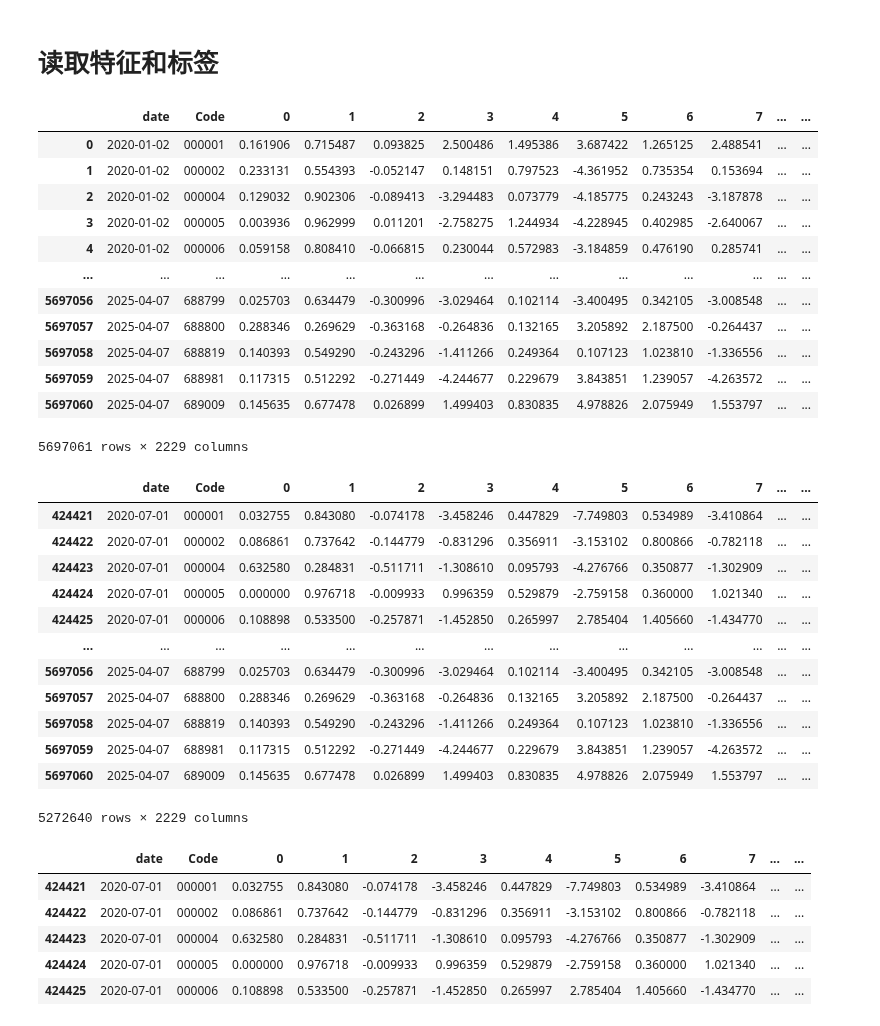
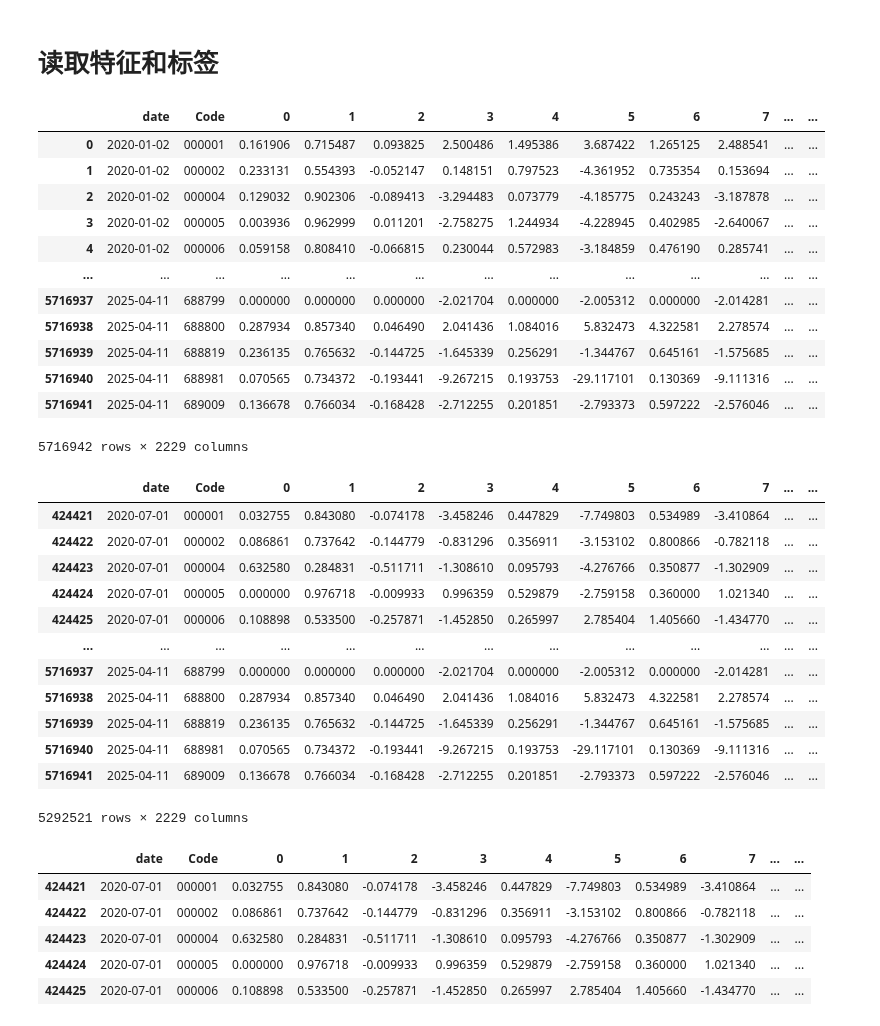
Before and after one commit to hs-wang17/dlmodel, a Jupyter notebook: data_process_1209/data_auxiliary.ipynb, the cells around one changed output. Saved outputs shown, nothing was run; the diff lists cells and outputs as text; code cells hidden in the pictures.

```diff
--- a/data_process_1209/data_auxiliary.ipynb
+++ b/data_process_1209/data_auxiliary.ipynb
@@ -8,22 +8,22 @@ from sklearn.feature_selection import mutual_info_classif
 # %% [markdown]
 # 读取特征和标签
 # %%
-total_factor = pd.read_pickle('/home/datamake117/data/haris/dataset_new/total_factor.pkl')
+total_factor = pd.read_pickle('/home/datamake134/data/haris/dataset_1209/total_factor.pkl')
 total_factor
 # %% [output]
 |  | date | Code | 0 | 1 | 2 | 3 | 4 | 5 | 6 | 7 | ... | ... |
 | 0 | 2020-01-02 | 000001 | 0.161906 | 0.715487 | 0.093825 | 2.500486 | 1.495386 | 3.687422 | 1.265125 | 2.488541 | ... | ... |
 | 1 | 2020-01-02 | 000002 | 0.233131 | 0.554393 | -0.052147 | 0.148151 | 0.797523 | -4.361952 | 0.735354 | 0.153694 | ... | ... |
 | 2 | 2020-01-02 | 000004 | 0.129032 | 0.902306 | -0.089413 | -3.294483 | 0.073779 | -4.185775 | 0.243243 | -3.187878 | ... | ... |
 | 3 | 2020-01-02 | 000005 | 0.003936 | 0.962999 | 0.011201 | -2.758275 | 1.244934 | -4.228945 | 0.402985 | -2.640067 | ... | ... |
 | 4 | 2020-01-02 | 000006 | 0.059158 | 0.808410 | -0.066815 | 0.230044 | 0.572983 | -3.184859 | 0.476190 | 0.285741 | ... | ... |
 | ... | ... | ... | ... | ... | ... | ... | ... | ... | ... | ... | ... | ... |
-| 5697056 | 2025-04-07 | 688799 | 0.025703 | 0.634479 | -0.300996 | -3.029464 | 0.102114 | -3.400495 | 0.342105 | -3.008548 | ... | ... |
-| 5697057 | 2025-04-07 | 688800 | 0.288346 | 0.269629 | -0.363168 | -0.264836 | 0.132165 | 3.205892 | 2.187500 | -0.264437 | ... | ... |
-| 5697058 | 2025-04-07 | 688819 | 0.140393 | 0.549290 | -0.243296 | -1.411266 | 0.249364 | 0.107123 | 1.023810 | -1.336556 | ... | ... |
-| 5697059 | 2025-04-07 | 688981 | 0.117315 | 0.512292 | -0.271449 | -4.244677 | 0.229679 | 3.843851 | 1.239057 | -4.263572 | ... | ... |
-| 5697060 | 2025-04-07 | 689009 | 0.145635 | 0.677478 | 0.026899 | 1.499403 | 0.830835 | 4.978826 | 2.075949 | 1.553797 | ... | ... |
+| 5716937 | 2025-04-11 | 688799 | 0.000000 | 0.000000 | 0.000000 | -2.021704 | 0.000000 | -2.005312 | 0.000000 | -2.014281 | ... | ... |
+| 5716938 | 2025-04-11 | 688800 | 0.287934 | 0.857340 | 0.046490 | 2.041436 | 1.084016 | 5.832473 | 4.322581 | 2.278574 | ... | ... |
+| 5716939 | 2025-04-11 | 688819 | 0.236135 | 0.765632 | -0.144725 | -1.645339 | 0.256291 | -1.344767 | 0.645161 | -1.575685 | ... | ... |
+| 5716940 | 2025-04-11 | 688981 | 0.070565 | 0.734372 | -0.193441 | -9.267215 | 0.193753 | -29.117101 | 0.130369 | -9.111316 | ... | ... |
+| 5716941 | 2025-04-11 | 689009 | 0.136678 | 0.766034 | -0.168428 | -2.712255 | 0.201851 | -2.793373 | 0.597222 | -2.576046 | ... | ... |
-5697061 rows × 2229 columns
+5716942 rows × 2229 columns
 # %%
 temp = total_factor[total_factor['date'] >= pd.to_datetime("2020-07-01")]
 del total_factor
@@ -39,12 +39,12 @@ total_factor
 | 424424 | 2020-07-01 | 000005 | 0.000000 | 0.976718 | -0.009933 | 0.996359 | 0.529879 | -2.759158 | 0.360000 | 1.021340 | ... | ... |
 | 424425 | 2020-07-01 | 000006 | 0.108898 | 0.533500 | -0.257871 | -1.452850 | 0.265997 | 2.785404 | 1.405660 | -1.434770 | ... | ... |
 | ... | ... | ... | ... | ... | ... | ... | ... | ... | ... | ... | ... | ... |
-| 5697056 | 2025-04-07 | 688799 | 0.025703 | 0.634479 | -0.300996 | -3.029464 | 0.102114 | -3.400495 | 0.342105 | -3.008548 | ... | ... |
-| 5697057 | 2025-04-07 | 688800 | 0.288346 | 0.269629 | -0.363168 | -0.264836 | 0.132165 | 3.205892 | 2.187500 | -0.264437 | ... | ... |
-| 5697058 | 2025-04-07 | 688819 | 0.140393 | 0.549290 | -0.243296 | -1.411266 | 0.249364 | 0.107123 | 1.023810 | -1.336556 | ... | ... |
-| 5697059 | 2025-04-07 | 688981 | 0.117315 | 0.512292 | -0.271449 | -4.244677 | 0.229679 | 3.843851 | 1.239057 | -4.263572 | ... | ... |
-| 5697060 | 2025-04-07 | 689009 | 0.145635 | 0.677478 | 0.026899 | 1.499403 | 0.830835 | 4.978826 | 2.075949 | 1.553797 | ... | ... |
+| 5716937 | 2025-04-11 | 688799 | 0.000000 | 0.000000 | 0.000000 | -2.021704 | 0.000000 | -2.005312 | 0.000000 | -2.014281 | ... | ... |
+| 5716938 | 2025-04-11 | 688800 | 0.287934 | 0.857340 | 0.046490 | 2.041436 | 1.084016 | 5.832473 | 4.322581 | 2.278574 | ... | ... |
+| 5716939 | 2025-04-11 | 688819 | 0.236135 | 0.765632 | -0.144725 | -1.645339 | 0.256291 | -1.344767 | 0.645161 | -1.575685 | ... | ... |
+| 5716940 | 2025-04-11 | 688981 | 0.070565 | 0.734372 | -0.193441 | -9.267215 | 0.193753 | -29.117101 | 0.130369 | -9.111316 | ... | ... |
+| 5716941 | 2025-04-11 | 689009 | 0.136678 | 0.766034 | -0.168428 | -2.712255 | 0.201851 | -2.793373 | 0.597222 | -2.576046 | ... | ... |
-5272640 rows × 2229 columns
+5292521 rows × 2229 columns
 # %%
 total_factor = total_factor.fillna(0)
 total_factor.head()
```
Also changed, not shown: parts of 2 cells of this notebook, 12 other files.
